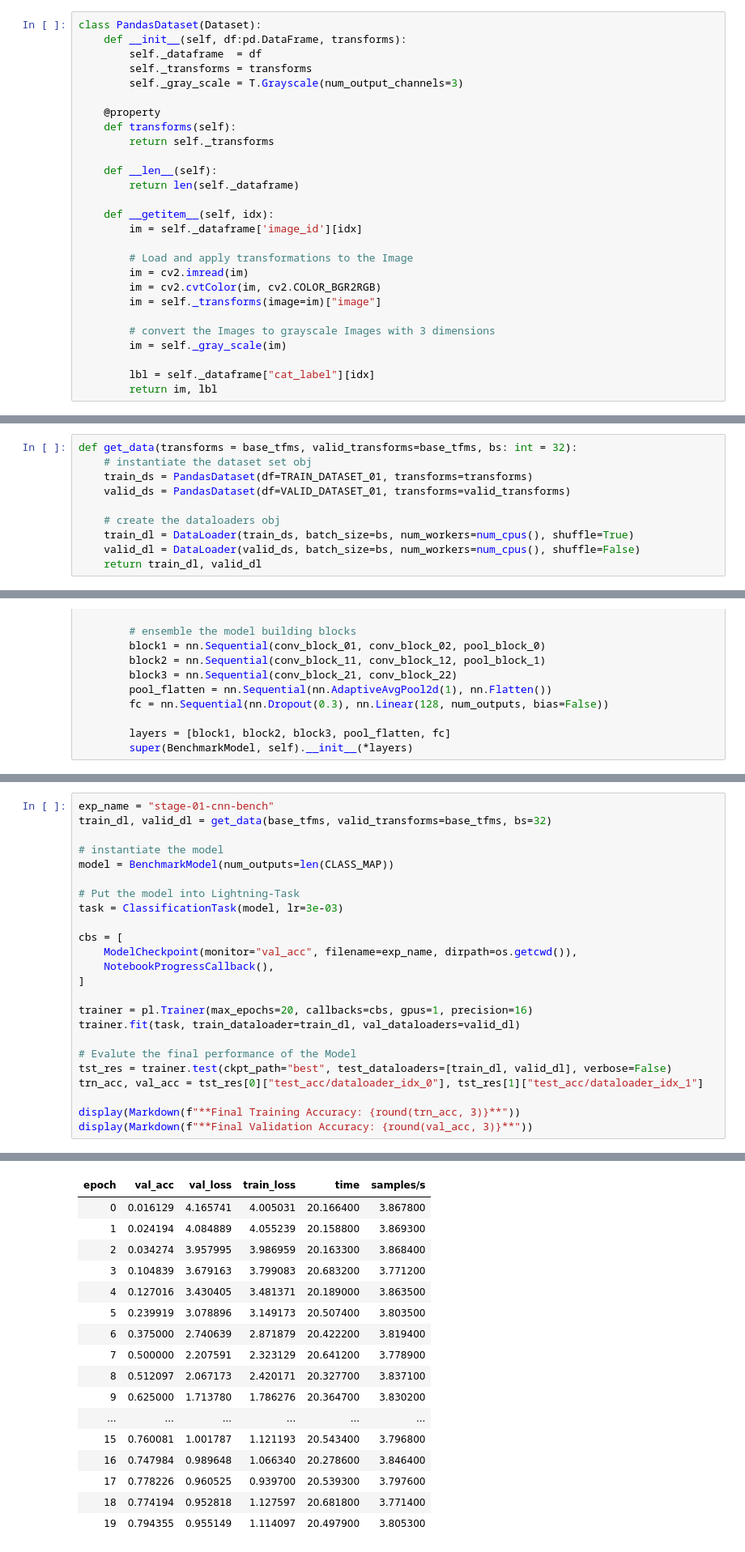
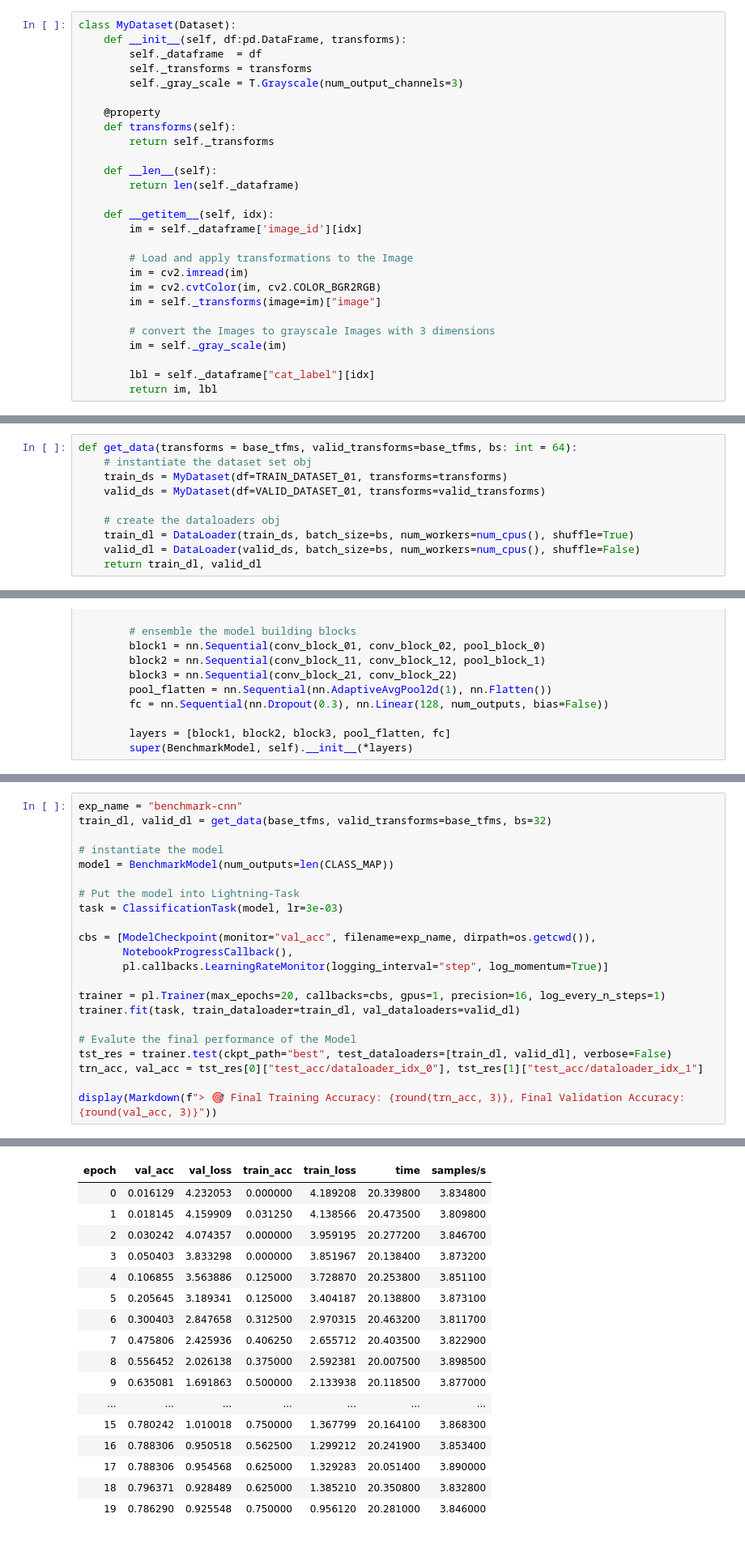
Before and after one commit to benihime91/midas-summer-internship-2021, a Jupyter notebook: midas_task_2_part_01.ipynb, the cells around one changed output, grey strips where cells are left out. Shown: that part at 81% size. Saved outputs shown, nothing was run; the diff lists cells and outputs as text.

```diff
--- a/midas_task_2_part_01.ipynb
+++ b/midas_task_2_part_01.ipynb
@@ -181,7 +197,7 @@ Num Validation Examples:  496
 # %% [markdown]
 Now we will create a custom `Dataset` obj that can parse the data.
 # %%
-class PandasDataset(Dataset):
+class MyDataset(Dataset):
     def __init__(self, df:pd.DataFrame, transforms):
         self._dataframe  = df
         self._transforms = transforms
@@ -225,10 +241,10 @@ base_tfms = A.Compose([
 # %% [markdown]
 Function to get our data -
 # %%
-def get_data(transforms = base_tfms, valid_transforms=base_tfms, bs: int = 32):
+def get_data(transforms = base_tfms, valid_transforms=base_tfms, bs: int = 64):
     # instantiate the dataset set obj
-    train_ds = PandasDataset(df=TRAIN_DATASET_01, transforms=transforms)
-    valid_ds = PandasDataset(df=VALID_DATASET_01, transforms=valid_transforms)
+    train_ds = MyDataset(df=TRAIN_DATASET_01, transforms=transforms)
+    valid_ds = MyDataset(df=VALID_DATASET_01, transforms=valid_transforms)
 
     # create the dataloaders obj
     train_dl = DataLoader(train_ds, batch_size=bs, num_workers=num_cpus(), shuffle=True)
@@ -434,5 +444,5 @@ I will also be using `ModelCheckpoint` callback from pytorch lightning in all of
 # %%
-exp_name = "stage-01-cnn-bench"
+exp_name = "benchmark-cnn"
 train_dl, valid_dl = get_data(base_tfms, valid_transforms=base_tfms, bs=32)
 
 # instantiate the model
@@ -441,20 +451,18 @@ model = BenchmarkModel(num_outputs=len(CLASS_MAP))
 # Put the model into Lightning-Task
 task = ClassificationTask(model, lr=3e-03)
 
-cbs = [
-    ModelCheckpoint(monitor="val_acc", filename=exp_name, dirpath=os.getcwd()),
-    NotebookProgressCallback(),
-]
+cbs = [ModelCheckpoint(monitor="val_acc", filename=exp_name, dirpath=os.getcwd()),
+       NotebookProgressCallback(),
+       pl.callbacks.LearningRateMonitor(logging_interval="step", log_momentum=True)]
 
-trainer = pl.Trainer(max_epochs=20, callbacks=cbs, gpus=1, precision=16)
+trainer = pl.Trainer(max_epochs=20, callbacks=cbs, gpus=1, precision=16, log_every_n_steps=1)
 trainer.fit(task, train_dataloader=train_dl, val_dataloaders=valid_dl)
 
 # Evalute the final performance of the Model
 tst_res = trainer.test(ckpt_path="best", test_dataloaders=[train_dl, valid_dl], verbose=False)
 trn_acc, val_acc = tst_res[0]["test_acc/dataloader_idx_0"], tst_res[1]["test_acc/dataloader_idx_1"]
 
-display(Markdown(f"**Final Training Accuracy: {round(trn_acc, 3)}**"))
-display(Markdown(f"**Final Validation Accuracy: {round(val_acc, 3)}**"))
+display(Markdown(f"> 🎯 Final Training Accuracy: {round(trn_acc, 3)}, Final Validation Accuracy: {round(val_acc, 3)}"))
 # %% [output]
 GPU available: True, used: True
 TPU available: False, using: 0 TPU cores
@@ -475,19 +483,19 @@ Training [1240/1240 06:48, Epoch 19 {'loss': '1.09', 'v_num': 0}]
-| epoch | val_acc | val_loss | train_loss | time | samples/s |
-| 0 | 0.016129 | 4.165741 | 4.005031 | 20.166400 | 3.867800 |
-| 1 | 0.024194 | 4.084889 | 4.055239 | 20.158800 | 3.869300 |
-| 2 | 0.034274 | 3.957995 | 3.986959 | 20.163300 | 3.868400 |
-| 3 | 0.104839 | 3.679163 | 3.799083 | 20.683200 | 3.771200 |
-| 4 | 0.127016 | 3.430405 | 3.481371 | 20.189000 | 3.863500 |
-| 5 | 0.239919 | 3.078896 | 3.149173 | 20.507400 | 3.803500 |
-| 6 | 0.375000 | 2.740639 | 2.871879 | 20.422200 | 3.819400 |
-| 7 | 0.500000 | 2.207591 | 2.323129 | 20.641200 | 3.778900 |
-| 8 | 0.512097 | 2.067173 | 2.420171 | 20.327700 | 3.837100 |
-| 9 | 0.625000 | 1.713780 | 1.786276 | 20.364700 | 3.830200 |
-| ... | ... | ... | ... | ... | ... |
-| 15 | 0.760081 | 1.001787 | 1.121193 | 20.543400 | 3.796800 |
-| 16 | 0.747984 | 0.989648 | 1.066340 | 20.278600 | 3.846400 |
-| 17 | 0.778226 | 0.960525 | 0.939700 | 20.539300 | 3.797600 |
-| 18 | 0.774194 | 0.952818 | 1.127597 | 20.681800 | 3.771400 |
-| 19 | 0.794355 | 0.955149 | 1.114097 | 20.497900 | 3.805300 |
+| epoch | val_acc | val_loss | train_acc | train_loss | time | samples/s |
+| 0 | 0.016129 | 4.232053 | 0.000000 | 4.189208 | 20.339800 | 3.834800 |
+| 1 | 0.018145 | 4.159909 | 0.031250 | 4.138566 | 20.473500 | 3.809800 |
+| 2 | 0.030242 | 4.074357 | 0.000000 | 3.959195 | 20.277200 | 3.846700 |
+| 3 | 0.050403 | 3.833298 | 0.000000 | 3.851967 | 20.138400 | 3.873200 |
+| 4 | 0.106855 | 3.563886 | 0.125000 | 3.728870 | 20.253800 | 3.851100 |
+| 5 | 0.205645 | 3.189341 | 0.125000 | 3.404187 | 20.138800 | 3.873100 |
+| 6 | 0.300403 | 2.847658 | 0.312500 | 2.970315 | 20.463200 | 3.811700 |
+| 7 | 0.475806 | 2.425936 | 0.406250 | 2.655712 | 20.403500 | 3.822900 |
+| 8 | 0.556452 | 2.026138 | 0.375000 | 2.592381 | 20.007500 | 3.898500 |
+| 9 | 0.635081 | 1.691863 | 0.500000 | 2.133938 | 20.118500 | 3.877000 |
+| ... | ... | ... | ... | ... | ... | ... |
+| 15 | 0.780242 | 1.010018 | 0.750000 | 1.367799 | 20.164100 | 3.868300 |
+| 16 | 0.788306 | 0.950518 | 0.562500 | 1.299212 | 20.241900 | 3.853400 |
+| 17 | 0.788306 | 0.954568 | 0.625000 | 1.329283 | 20.051400 | 3.890000 |
+| 18 | 0.796371 | 0.928489 | 0.625000 | 1.385210 | 20.350800 | 3.832800 |
+| 19 | 0.786290 | 0.925548 | 0.750000 | 0.956120 | 20.281000 | 3.846000 |
 LOCAL_RANK: 0 - CUDA_VISIBLE_DEVICES: [0]
 [interactive output not drawn]
```
Also changed, not shown: parts of 51 cells of this notebook.
